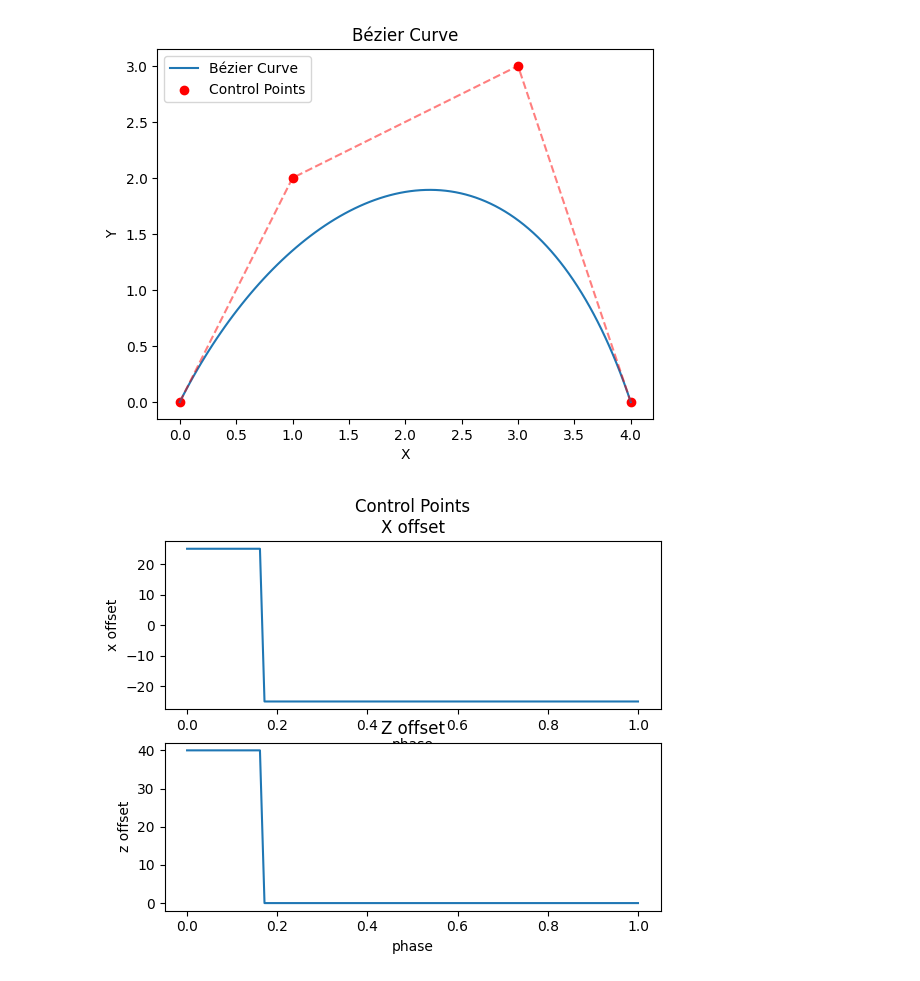
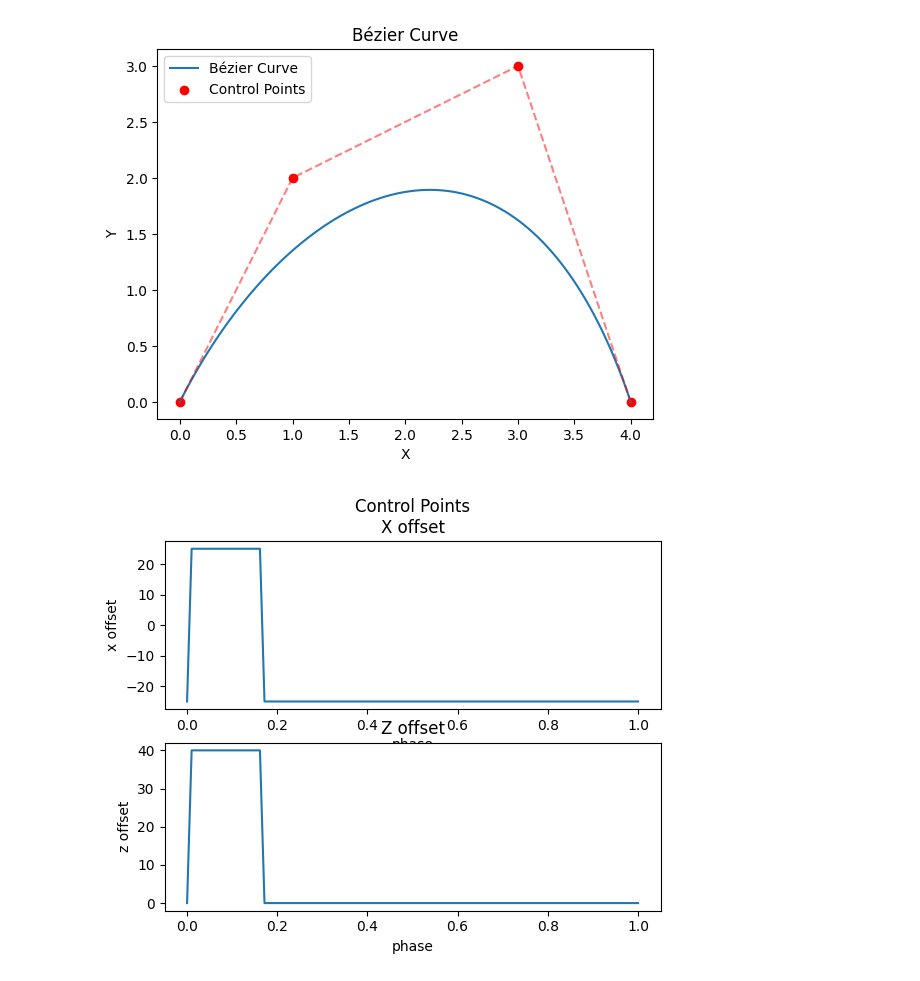
Before and after one commit to Dr-QP/Dr.QP, a Jupyter notebook: notebooks/3_1_appendix_smoothing_splines.ipynb, the cells around one changed output. Cells and saved outputs as stored; diff of their text form; code cells hidden in the pictures.

```diff
--- a/notebooks/3_1_appendix_smoothing_splines.ipynb
+++ b/notebooks/3_1_appendix_smoothing_splines.ipynb
@@ -169,35 +169,35 @@ phase = np.linspace(0, 1, 100)
 
 def leg_control_point(phase):
   lift_duration = 1 / 6
   step_height = 40
   half_step = 50 / 2
 
-  if phase < lift_duration:
+  if phase > 0.0001 and phase < lift_duration:
       # Swing phase - leg in air moving forward
       x_control_point = half_step
       z_control_point = step_height
   else:
       # Stance phase - leg on ground moving backward
       x_control_point = -half_step
       z_control_point = 0  # On ground
 
   return x_control_point, z_control_point
 
 fig, ax = plt.subplots(2, 1)
 
 ax[0].set_xlabel('phase')
 ax[0].set_ylabel('x offset')
 ax[0].set_title('Control Points\nX offset')
 ax[0].plot(phase, [leg_control_point(p)[0] for p in phase])
 
 ax[1].set_xlabel('phase')
 ax[1].set_ylabel('z offset')
 ax[1].set_title('Z offset')
 ax[1].plot(phase, [leg_control_point(p)[1] for p in phase])
 
 plt.show()
 # %% [output]
-[figure, old version]
+[figure, new version]
 # %%
 phase = np.linspace(0, 1, 100)
 
```
Also changed, not shown: parts of 4 cells of this notebook.
